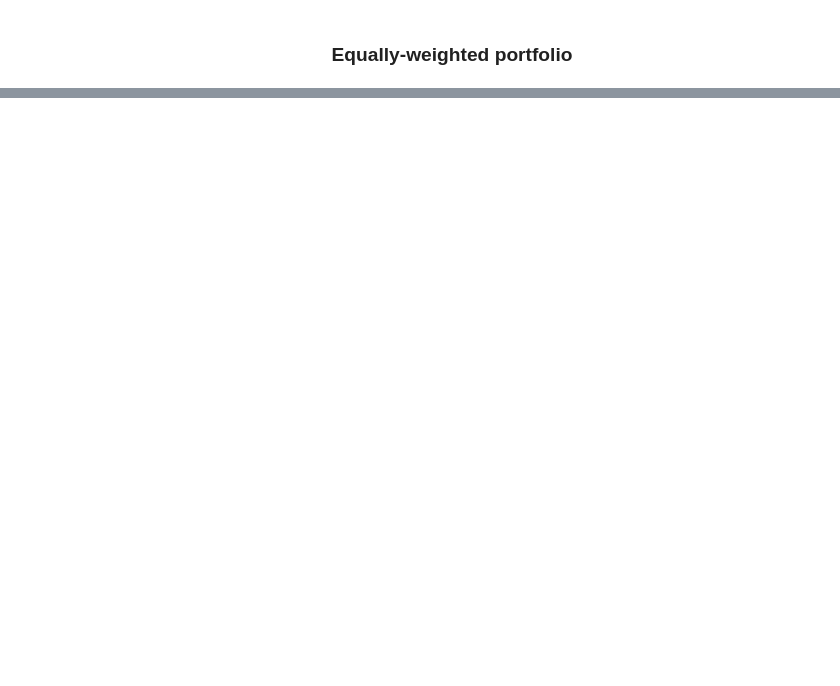
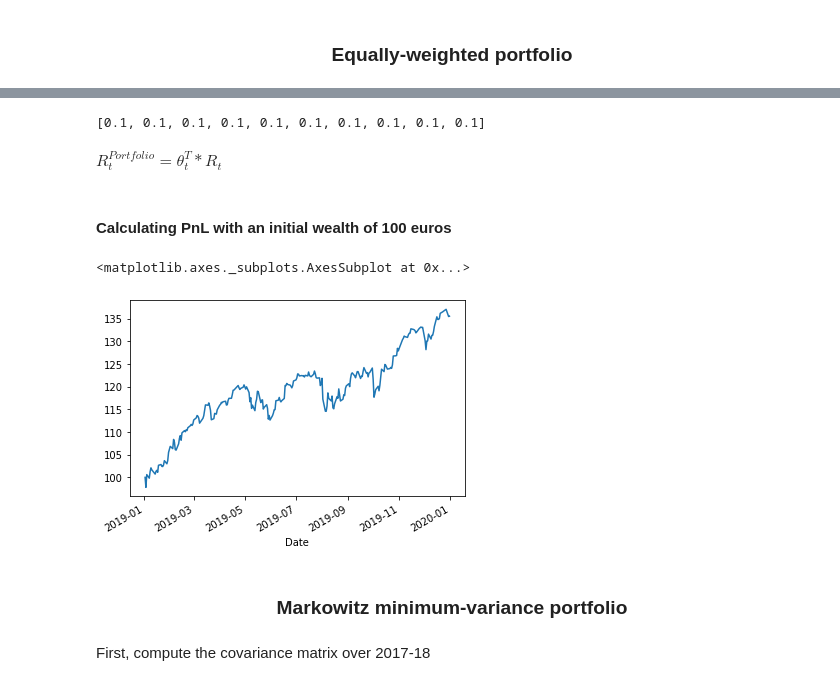
Before and after one commit to Haouah19/PortfolioStrategies, a Jupyter notebook: Assesment1_PortfolioStrategies.ipynb, the cells around one changed output, grey strips where cells are left out. Drawn from its saved outputs; the diff is of its cells as text; code cells hidden in the pictures; blank space fills up the shorter version.

```diff
--- a/Assesment1_PortfolioStrategies.ipynb
+++ b/Assesment1_PortfolioStrategies.ipynb
@@ -160,0 +158,24 @@ AttributeError: 'float' object has no attribute 'shift'
+# %%
+nbStocks = 10
+weights = [1/nbStocks for i in range(nbStocks)]
+weights
+# %% [output]
+[0.1, 0.1, 0.1, 0.1, 0.1, 0.1, 0.1, 0.1, 0.1, 0.1]
+# %% [markdown]
+$R_t^{Portfolio} = \theta_t^T * R_t$
+# %%
+strat_ret_EWP = returns.dot(weights)
+# %% [markdown]
+#### Calculating PnL with an initial wealth of 100 euros
+# %%
+strat_ret_EWP.iloc[0] = 0.
+PnL_EWP = (100.*(1.+strat_ret_EWP).cumprod())
+# %%
+PnL_EWP.plot()
+# %% [output]
+<matplotlib.axes._subplots.AxesSubplot at 0x...>
+[figure, added]
+# %% [markdown]
+### <center> Markowitz minimum-variance portfolio </center>
+# %% [markdown]
+First, compute the covariance matrix over 2017-18
```
Also changed, not shown: parts of 14 cells of this notebook.
